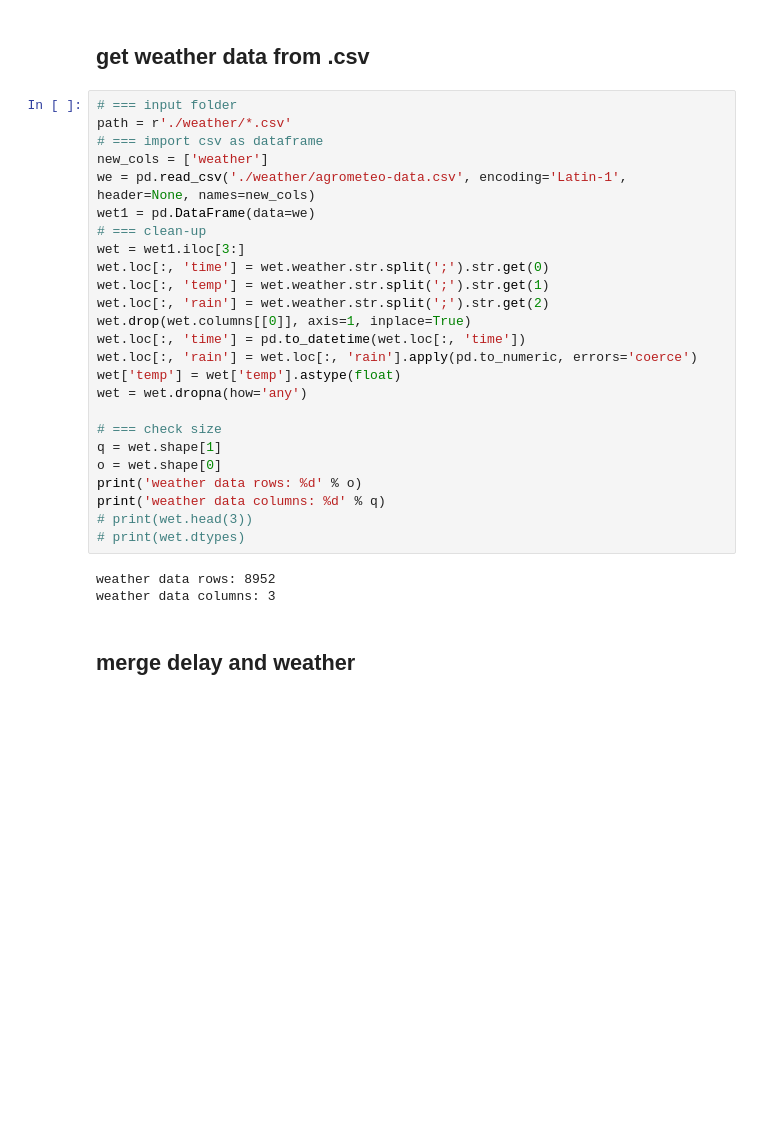
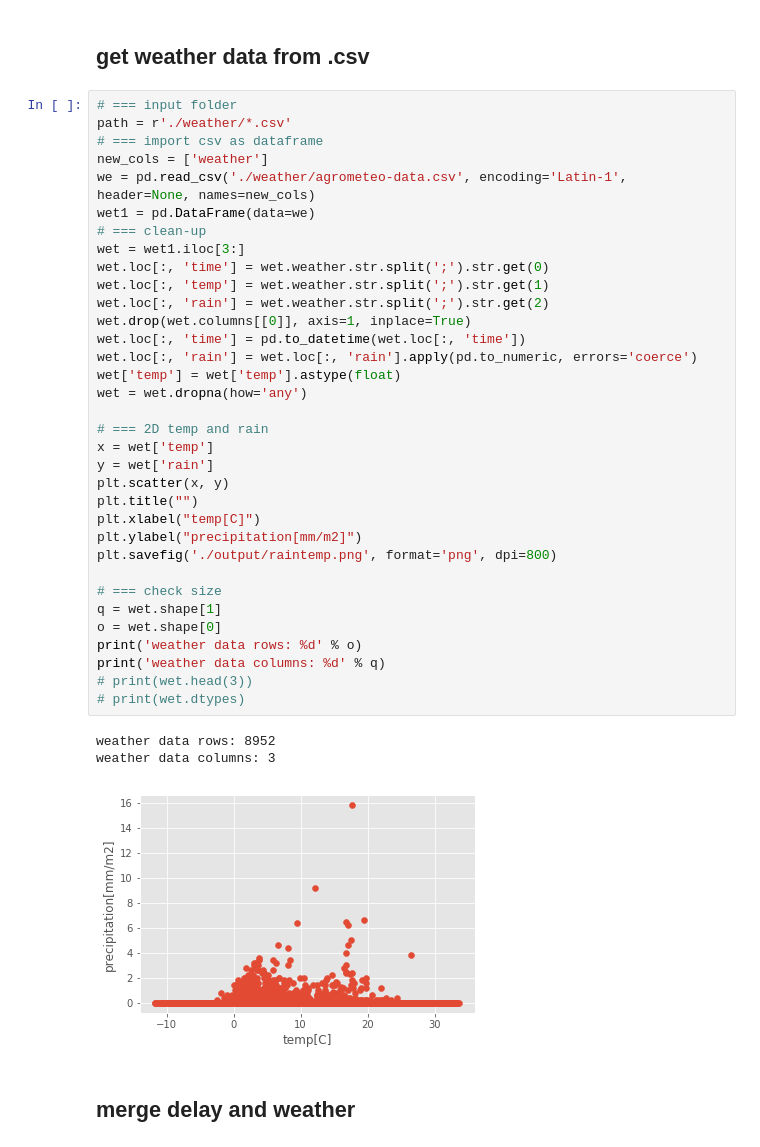
Before and after one commit to nasty-bos/creative_data_mining, a Jupyter notebook: delay.ipynb, the cells around one changed output. Drawn from its saved outputs; the diff is of its cells as text; blank space fills up the shorter version.

```diff
--- a/delay.ipynb
+++ b/delay.ipynb
@@ -46,31 +46,41 @@ cleaned 69 data cols: 6
 # %%
 # === input folder
 path = r'./weather/*.csv'
 # === import csv as dataframe
 new_cols = ['weather']
 we = pd.read_csv('./weather/agrometeo-data.csv', encoding='Latin-1', header=None, names=new_cols)
 wet1 = pd.DataFrame(data=we)
 # === clean-up
 wet = wet1.iloc[3:]
 wet.loc[:, 'time'] = wet.weather.str.split(';').str.get(0)
 wet.loc[:, 'temp'] = wet.weather.str.split(';').str.get(1)
 wet.loc[:, 'rain'] = wet.weather.str.split(';').str.get(2)
 wet.drop(wet.columns[[0]], axis=1, inplace=True)
 wet.loc[:, 'time'] = pd.to_datetime(wet.loc[:, 'time'])
 wet.loc[:, 'rain'] = wet.loc[:, 'rain'].apply(pd.to_numeric, errors='coerce')
 wet['temp'] = wet['temp'].astype(float)
 wet = wet.dropna(how='any')
 
+# === 2D temp and rain
+x = wet['temp']
+y = wet['rain']
+plt.scatter(x, y)
+plt.title("")
+plt.xlabel("temp[C]")
+plt.ylabel("precipitation[mm/m2]")
+plt.savefig('./output/raintemp.png', format='png', dpi=800)
+
 # === check size
 q = wet.shape[1]
 o = wet.shape[0]
 print('weather data rows: %d' % o)
 print('weather data columns: %d' % q)
 # print(wet.head(3))
 # print(wet.dtypes)
 # %% [output]
 weather data rows: 8952
 weather data columns: 3
+[figure, added]
 # %% [markdown]
 ## merge delay and weather
 # %%
```
Also changed, not shown: parts of 4 cells of this notebook.
